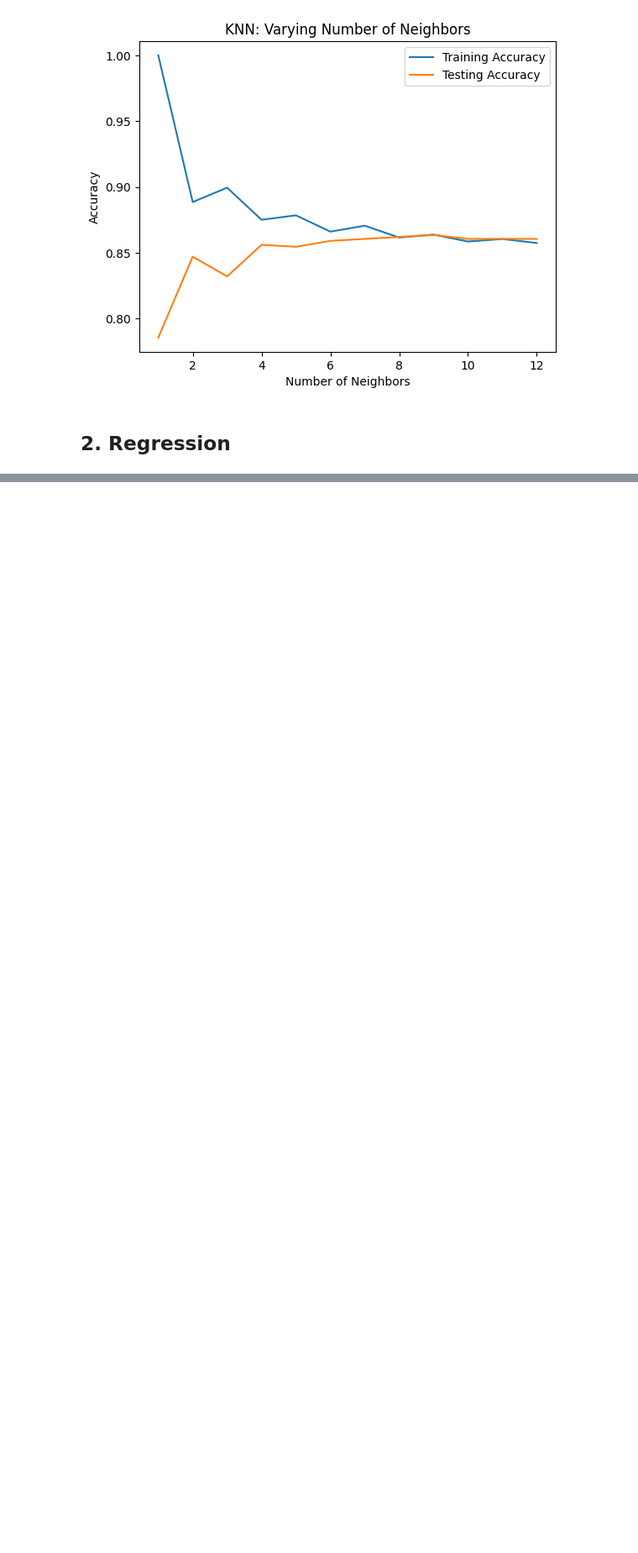
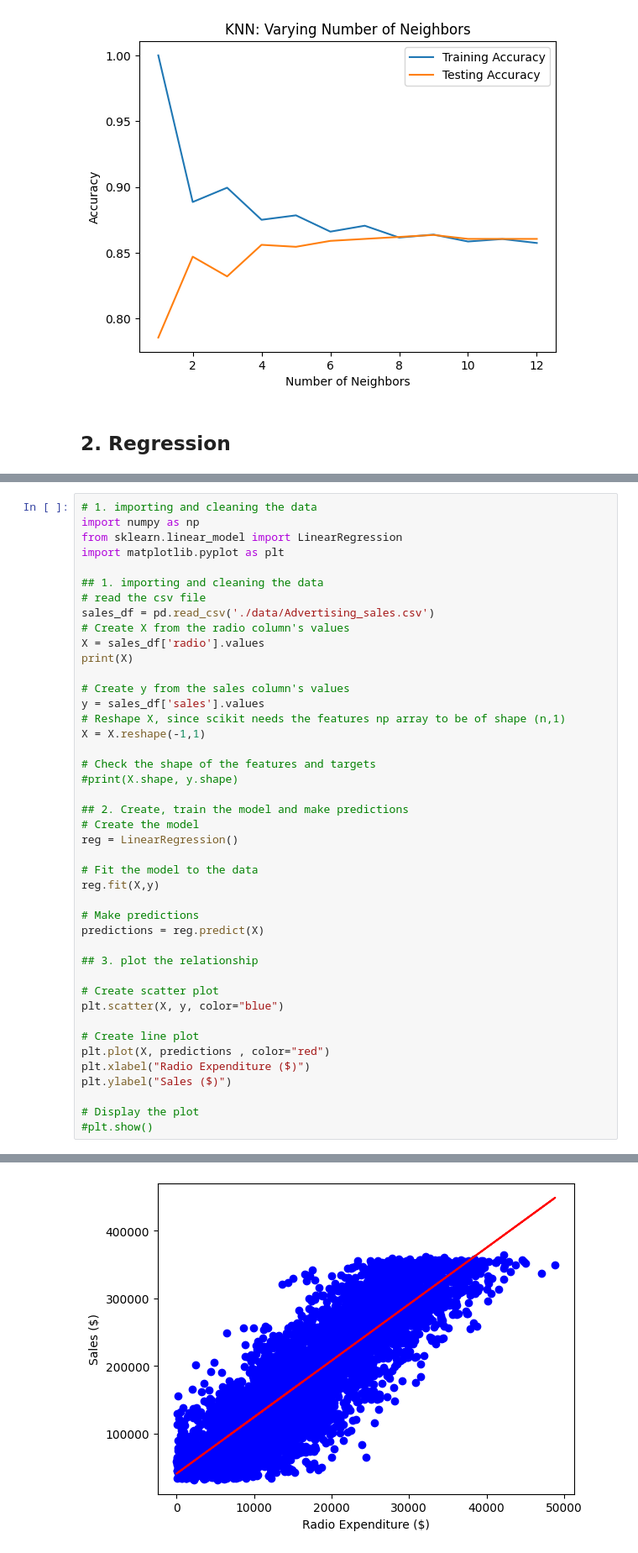
Before and after one commit to Metashaker/ai-learning, a Jupyter notebook: machine-learning-fundamentals/supervised-learning.ipynb, the cells around one changed output, grey strips where cells are left out. Shown: that part at 84% size. Drawn from its saved outputs; the diff is of its cells as text; blank space fills up the shorter version.

Commit message:
wraps up regression chapter

```diff
--- a/machine-learning-fundamentals/supervised-learning.ipynb
+++ b/machine-learning-fundamentals/supervised-learning.ipynb
@@ -108,0 +123,44 @@ plt.show()
+# %%
+# 1. importing and cleaning the data
+import numpy as np
+from sklearn.linear_model import LinearRegression
+import matplotlib.pyplot as plt
+
+## 1. importing and cleaning the data
+# read the csv file
+sales_df = pd.read_csv('./data/Advertising_sales.csv')
+# Create X from the radio column's values
+X = sales_df['radio'].values
+print(X)
+
+# Create y from the sales column's values
+y = sales_df['sales'].values
+# Reshape X, since scikit needs the features np array to be of shape (n,1)
+X = X.reshape(-1,1)
+
+# Check the shape of the features and targets
+#print(X.shape, y.shape)
+
+## 2. Create, train the model and make predictions
+# Create the model
+reg = LinearRegression()
+
+# Fit the model to the data
+reg.fit(X,y)
+
+# Make predictions
+predictions = reg.predict(X)
+
+## 3. plot the relationship
+
+# Create scatter plot
+plt.scatter(X, y, color="blue")
+
+# Create line plot
+plt.plot(X, predictions , color="red")
+plt.xlabel("Radio Expenditure ($)")
+plt.ylabel("Sales ($)")
+
+# Display the plot
+#plt.show()
+# %% [output]
@@ -108,0 +169 @@ plt.show()
+[figure, added]
```
Also changed, not shown: parts of 16 cells of this notebook.
